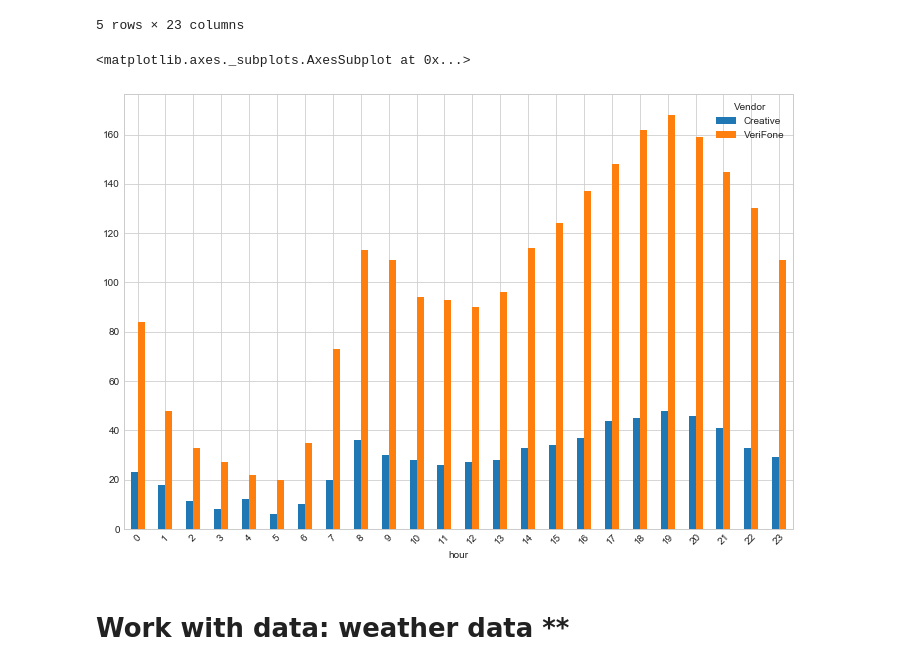
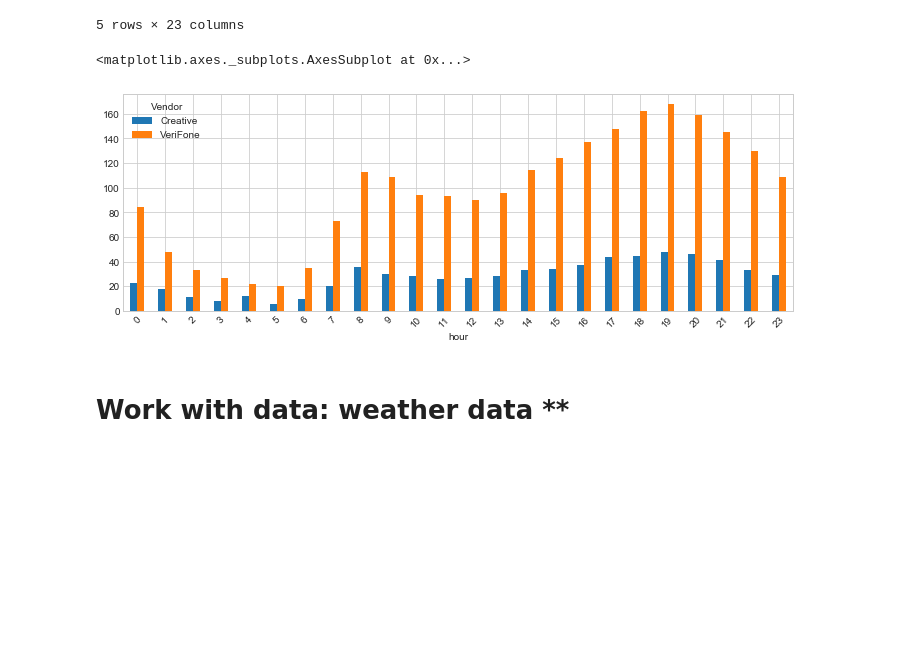
Before and after one commit to kwarodom/100DaysMLCodeChallenge, a Jupyter notebook: Week1-2 All Basics/Lecture4 python data science stack/5. NY Taxi data/NY Taxi Data.ipynb, the cells around one changed output. Cells and saved outputs as stored; diff of their text form; code cells hidden in the pictures; blank space fills up the shorter version.

```diff
--- a/Week1-2 All Basics/Lecture4 python data science stack/5. NY Taxi data/NY Taxi Data.ipynb
+++ b/Week1-2 All Basics/Lecture4 python data science stack/5. NY Taxi data/NY Taxi Data.ipynb
@@ -299,10 +304,14 @@ hdf.head()
 5 rows × 23 columns
 # %%
 vdf = hdf.pivot(columns='Vendor', index='hour', values='Extra')
-vdf.plot.bar(rot=45)
+#vdf.plot.bar(rot=45)
+vdf.plot.bar(figsize=(12,4) ,rot=45)
+#Legend
+#Axis
+#Title
 # %% [output]
 <matplotlib.axes._subplots.AxesSubplot at 0x...>
-[figure, old version]
+[figure, new version]
 # %% [markdown]
 # Work with data: weather data **
 # %%
```
Also changed, not shown: parts of 14 cells of this notebook.
